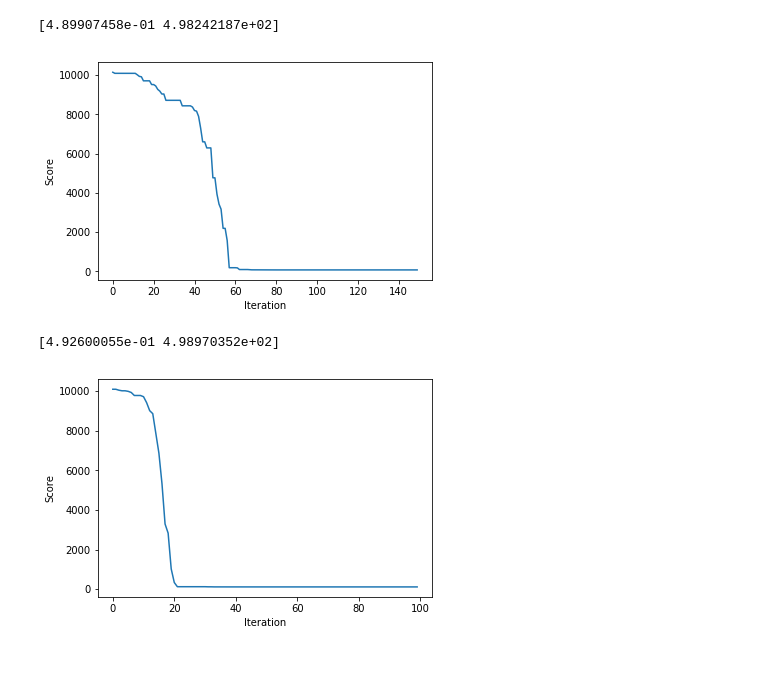
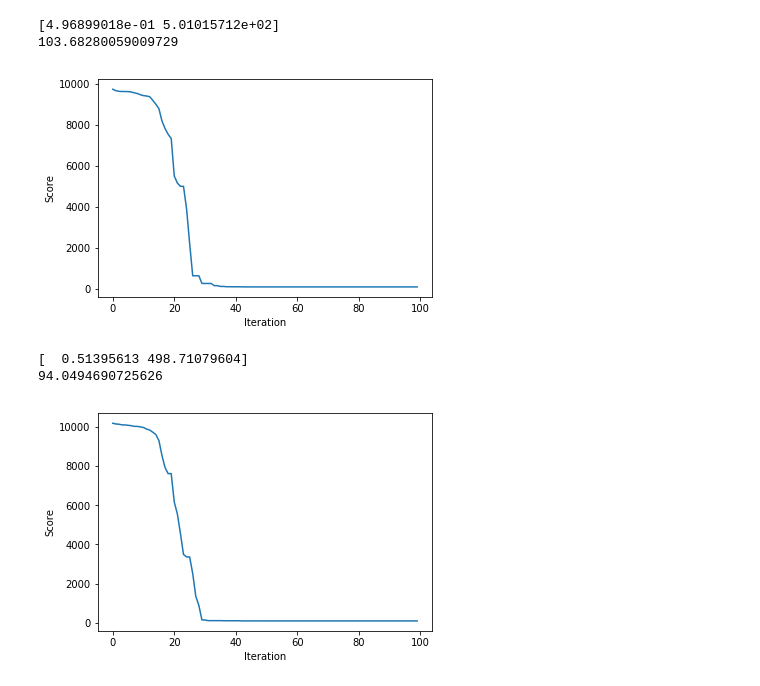
Before and after one commit to pints-team/pints-docs, a Jupyter notebook: Arnaud/CMA-ES.ipynb, the cells around one changed output. Drawn from its saved outputs; the diff is of its cells as text; code cells hidden in the pictures.

```diff
--- a/Arnaud/CMA-ES.ipynb
+++ b/Arnaud/CMA-ES.ipynb
@@ -368,34 +371,36 @@ x0 = [0.4, 600]
 # %%
 def CMA_ES():
     # Create an SGD object
-    cma = CMAES(x0, sigma0=0.5)
+    cma = CMAES(x0)
     # Run optimisation
     best_fxs = []
-    for i in range(150):
+    x = [[],[]]
+    for i in range(100):
         #cma.set_print(i % 50 == 0)
         # Get the next points to evaluate
         xs = cma.ask()
         # Evaluate the scores
         fxs = [score_cma(x) for x in xs]
-        # Pass the result back to SGD
+        # Pass the result back to CMA
         cma.tell(fxs)
         # Store the best score
         best_fxs.append(cma.fbest())
     print(cma.xbest())
     return best_fxs
 
 best_fxs = CMA_ES()
-#print(xbest)
+print(best_fxs[-1])
 # Show how the score converges
 axes = plt.gca()
 plt.xlabel('Iteration')
 plt.ylabel('Score')
 #axes.set_ylim([-5,10000])
 plt.plot(best_fxs)
 plt.show()
 # %% [output]
-[4.89907458e-01 4.98242187e+02]
+[4.96899018e-01 5.01015712e+02]
+103.68280059009729
-[figure, old version]
+[figure, new version]
 # %%
 def CMA_ES_NO_PINTS():
     # Create an SGD object
@@ -415,6 +420,7 @@ def CMA_ES_NO_PINTS():
     return best_fxs
 
 best_fxs = CMA_ES_NO_PINTS()
+print(best_fxs[-1])
 # Show how the score converges
 axes = plt.gca()
 plt.xlabel('Iteration')
@@ -423,5 +429,6 @@ plt.ylabel('Score')
 plt.plot(best_fxs)
 plt.show()
 # %% [output]
-[4.92600055e-01 4.98970352e+02]
+[  0.51395613 498.71079604]
+94.0494690725626
-[figure, old version]
+[figure, new version]
```
Also changed, not shown: parts of 3 cells of this notebook.
